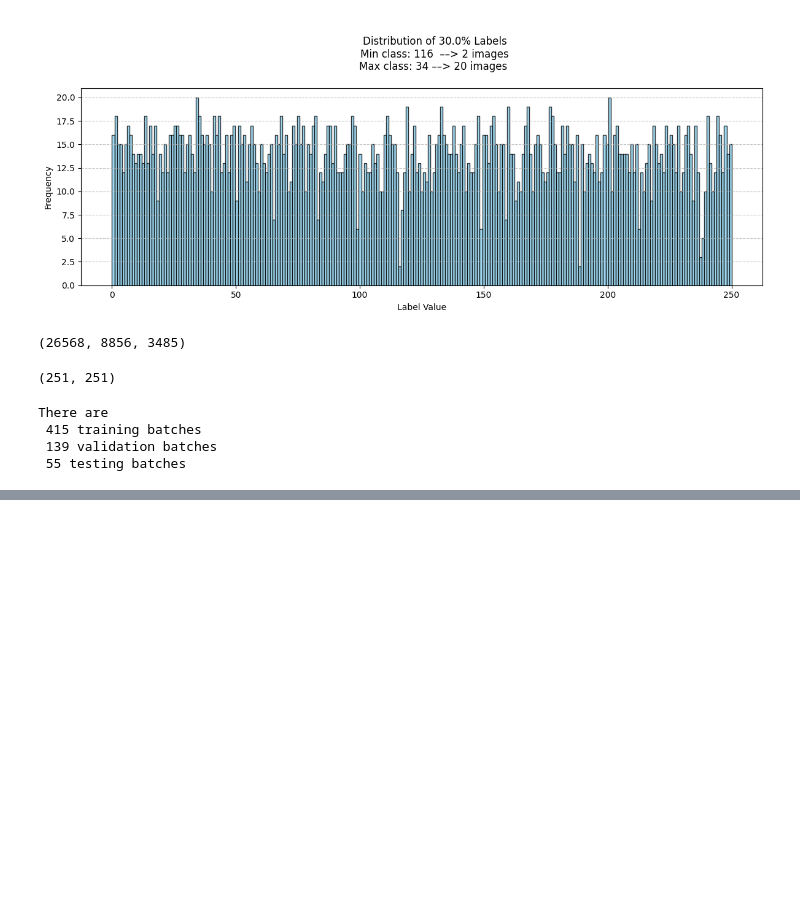
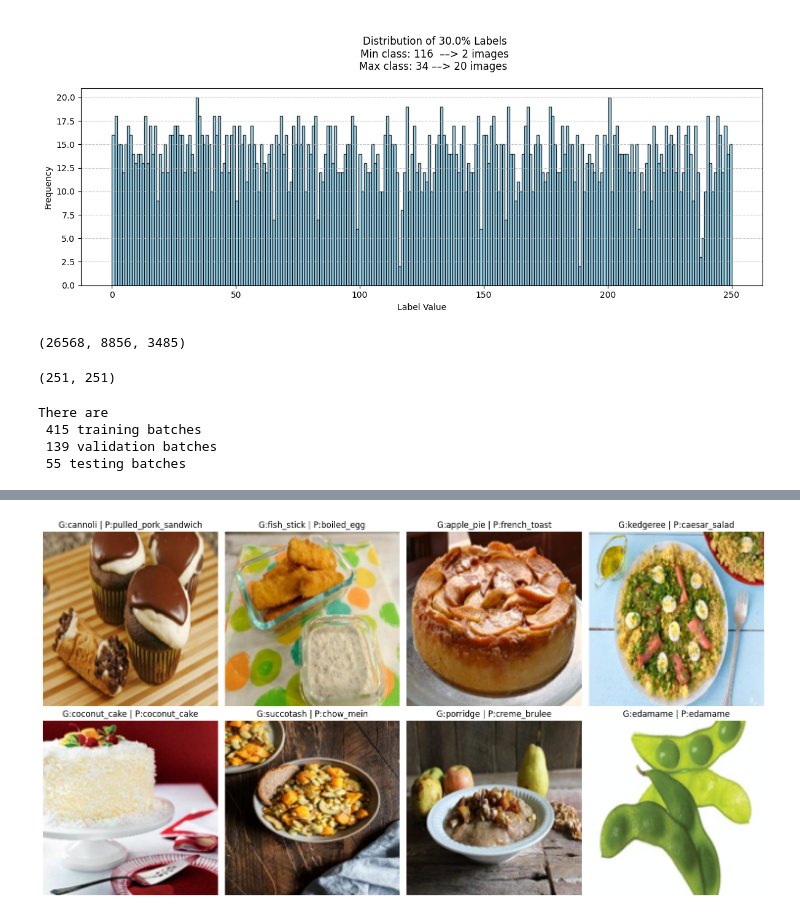
Before and after one commit to nawroz-m/food-classification, a Jupyter notebook: food-classifier-cnn.ipynb, the cells around one changed output, grey strips where cells are left out. Saved outputs shown, nothing was run; the diff lists cells and outputs as text; code cells hidden in the pictures; blank space fills up the shorter version.

```diff
--- a/food-classifier-cnn.ipynb
+++ b/food-classifier-cnn.ipynb
@@ -469,0 +490,6 @@ pd.DataFrame({'head_lr': history['head_lr'], 'encoder_lr': history['encoder_lr']
+# %%
+loaded_cnn_model = FoodClassifier().to(device)
+loaded_cnn_model.load_state_dict(
+    torch.load('/kaggle/working/food_cls_0_best_cnn_model_weights.pth',
+               weights_only=True, map_location=torch.device(device)))
+loaded_cnn_model.eval()
@@ -469,0 +514,29 @@ pd.DataFrame({'head_lr': history['head_lr'], 'encoder_lr': history['encoder_lr']
+# %%
+plt.figure(figsize=(15, 8))
+for i in range(8):
+    img, label = test_data.__getitem__(np.random.randint(len(test_data)))
+
+    img = img.unsqueeze(0).float().to(device)
+
+    loaded_cnn_model.eval()
+
+    with torch.no_grad():
+        y_pred = loaded_cnn_model(img)
+    pred_label = y_pred.argmax(dim=1).item()
+    img_np = img.squeeze(0).cpu().permute(1, 2, 0).numpy()
+    #  denormalize
+    img_np = glb_std * img_np + glb_mean
+    img_np = np.clip(img_np, 0, 1)
+
+    title_text = data_classes.iloc[label-1:label]['name'].values[0]
+    pred_text = data_classes.iloc[pred_label-1:pred_label]['name'].values[0]
+
+    plt.subplot(2, 4, i + 1)
+    plt.imshow(img_np)
+    plt.title(f'G:{title_text} | P:{pred_text}')
+    plt.axis('off')
+
+plt.tight_layout()
+plt.show()
+# %% [output]
+[figure, added]
```
Also changed, not shown: parts of 7 cells of this notebook.
